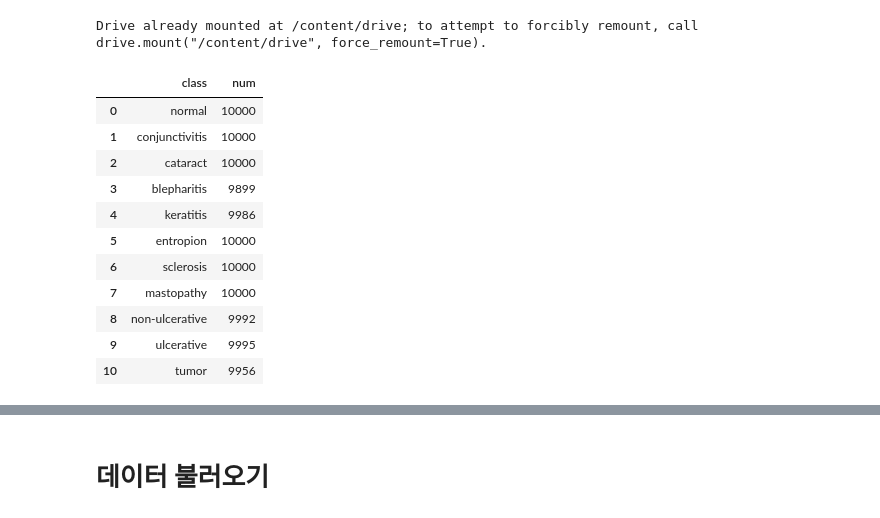
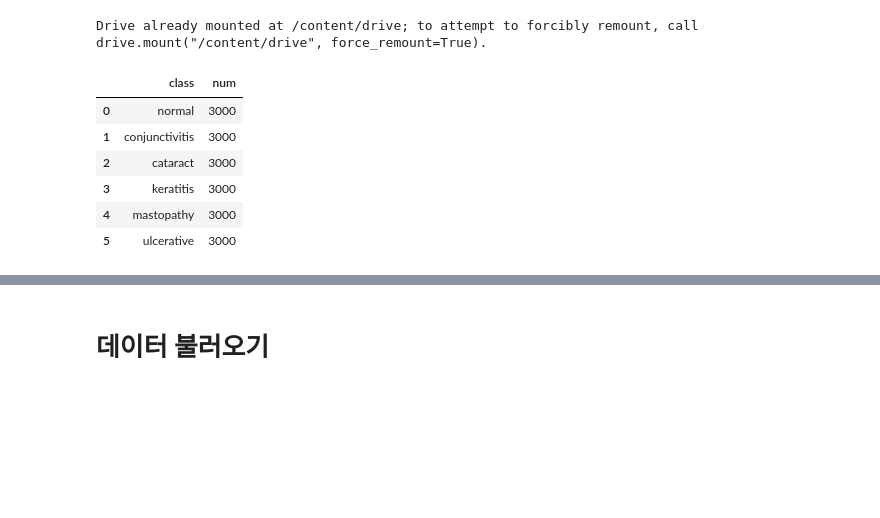
Before and after one commit to kang9366/PetKeeper-DL, a Jupyter notebook: Training/Eye_Disease_Classification.ipynb, the cells around one changed output, grey strips where cells are left out. Cells and saved outputs as stored; diff of their text form; code cells hidden in the pictures; blank space fills up the shorter version.

```diff
--- a/Training/Eye_Disease_Classification.ipynb
+++ b/Training/Eye_Disease_Classification.ipynb
@@ -38,34 +38,28 @@ path = '/content/drive/MyDrive/data'
 # %%
 normal = os.listdir(path + '/정상')
 conjunctivitis = os.listdir(path + '/결막염')
-cataract = os.listdir(path + '/백내장 성숙')
-blepharitis = os.listdir(path + '/안검염')
-keratitis = os.listdir(path + '/색소침착성각막염')
-entropion = os.listdir(path + '/안검내반증')
-sclerosis = os.listdir(path + '/핵경화')
+cataract = os.listdir(path + '/백내장')
+keratitis = os.listdir(path + '/색소침착성 각막염')
 mastopathy = os.listdir(path + '/유루증')
-nonUlcerative = os.listdir(path + '/비궤양성각막질환 상')
-ulcerative = os.listdir(path + '/궤양성각막염 상')
-tumor = os.listdir(path + '/안검종양')
+ulcerative = os.listdir(path + '/궤양성 각막질환')
+# tumor = os.listdir(path + '/안검종양')
+# nonUlcerative = os.listdir(path + '/비궤양성각막질환 상')
+# sclerosis = os.listdir(path + '/핵경화')
+# entropion = os.listdir(path + '/안검내반증')
+# blepharitis = os.listdir(path + '/안검염')
 
 data = {'class':[],'num':[]}
-data['class'] += ['normal', 'conjunctivitis', 'cataract', 'blepharitis', 'keratitis', 'entropion', 'sclerosis', 'mastopathy', 'non-ulcerative', 'ulcerative', 'tumor']
+data['class'] += ['normal', 'conjunctivitis', 'cataract', 'keratitis', 'mastopathy','ulcerative',]
 data['num'] += [len(normal), len(conjunctivitis), len(cataract),
-                len(blepharitis), len(keratitis), len(entropion),
-                len(sclerosis), len(mastopathy), len(nonUlcerative), len(ulcerative), len(tumor)]
+                len(keratitis), len(mastopathy), len(ulcerative)]
 
 df = pd.DataFrame(data)
 df
 # %% [output]
 |  | class | num |
-| 0 | normal | 10000 |
-| 1 | conjunctivitis | 10000 |
-| 2 | cataract | 10000 |
-| 3 | blepharitis | 9899 |
-| 4 | keratitis | 9986 |
-| 5 | entropion | 10000 |
-| 6 | sclerosis | 10000 |
-| 7 | mastopathy | 10000 |
-| 8 | non-ulcerative | 9992 |
-| 9 | ulcerative | 9995 |
-| 10 | tumor | 9956 |
+| 0 | normal | 3000 |
+| 1 | conjunctivitis | 3000 |
+| 2 | cataract | 3000 |
+| 3 | keratitis | 3000 |
+| 4 | mastopathy | 3000 |
+| 5 | ulcerative | 3000 |
```
Also changed, not shown: parts of 58 cells of this notebook.
